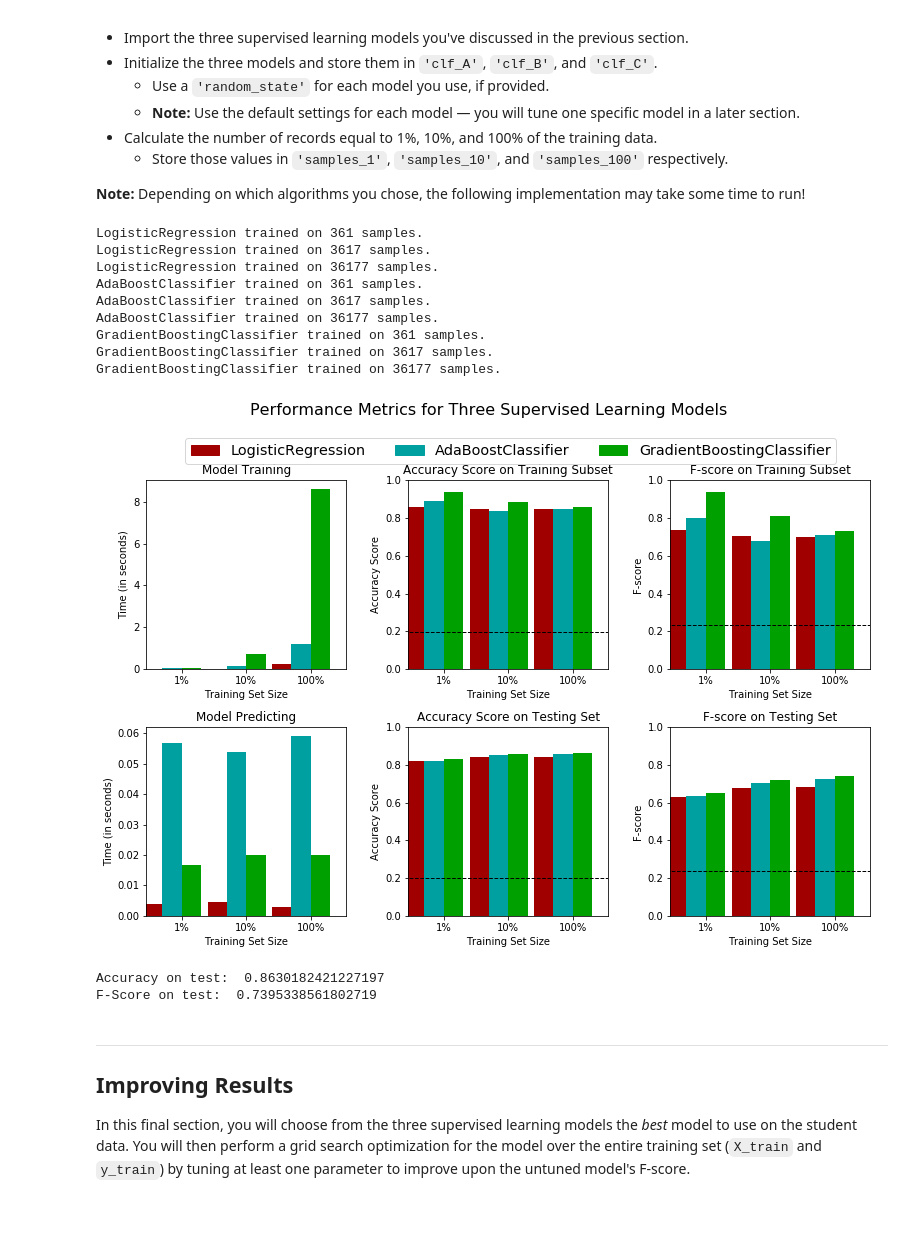
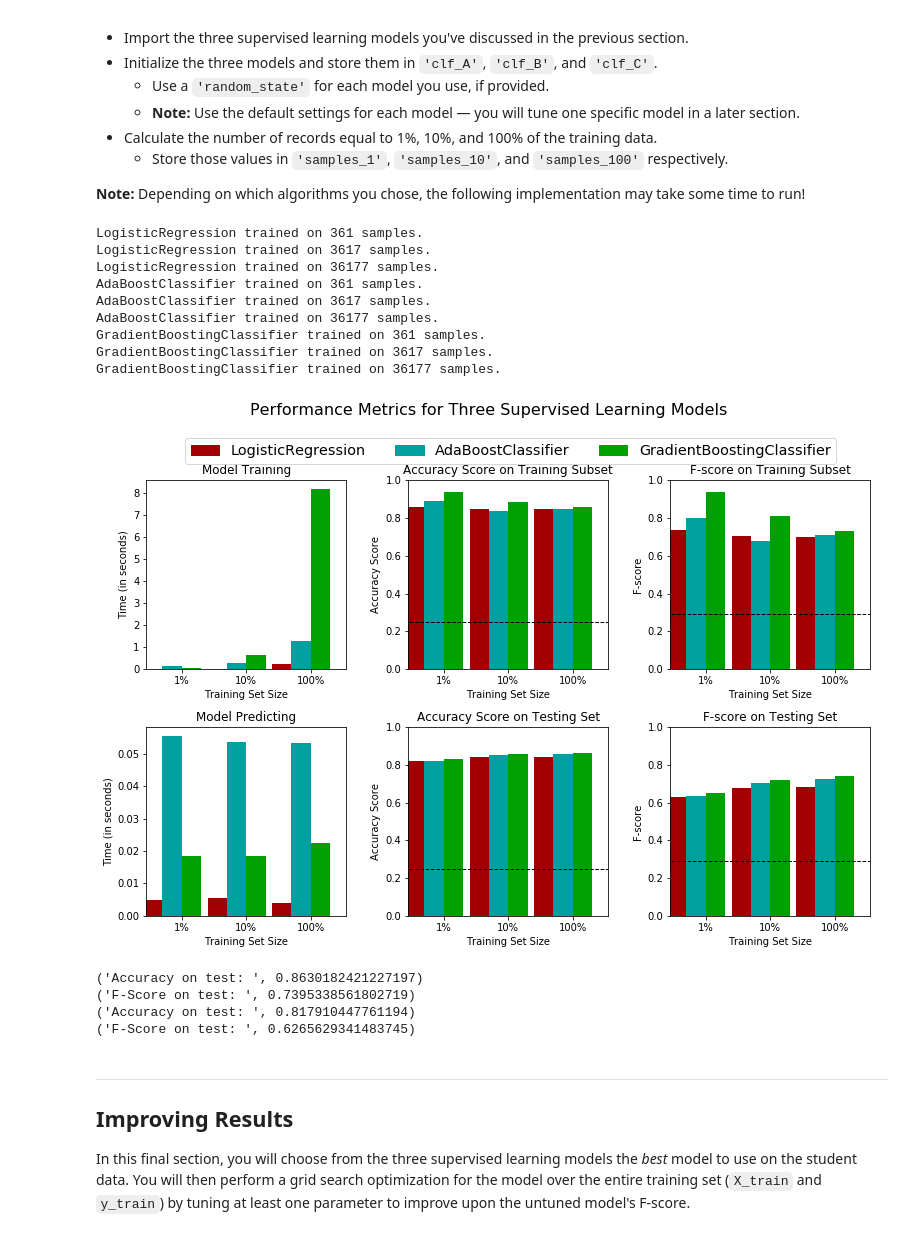
Before and after one commit to vishalsahu5/CharityML, a Jupyter notebook: finding_donors.ipynb, the cells around one changed output. Drawn from its saved outputs; the diff is of its cells as text; code cells hidden in the pictures.

```diff
--- a/finding_donors.ipynb
+++ b/finding_donors.ipynb
@@ -255,7 +255,7 @@ FN = 0 # No predicted negatives in the naive case
 '''
 # TODO: Calculate accuracy, precision and recall
 TP = np.sum(income)
-FP = income.count()
+FP = income.count() - TP
 TN = 0
 FN = 0
 
@@ -408,45 +410,47 @@ from sklearn.ensemble import AdaBoostClassifier
 from sklearn.ensemble import GradientBoostingClassifier
 from sklearn.linear_model import LogisticRegression
 # TODO: Initialize the three models
-clf_A = LogisticRegression(max_iter=1000)
+clf_A = LogisticRegression(random_state=1)
 clf_B = AdaBoostClassifier(random_state=1)
 clf_C = GradientBoostingClassifier(random_state=1)
 
 # TODO: Calculate the number of samples for 1%, 10%, and 100% of the training data
 # HINT: samples_100 is the entire training set i.e. len(y_train)
 # HINT: samples_10 is 10% of samples_100 (ensure to set the count of the values to be `int` and not `float`)
 # HINT: samples_1 is 1% of samples_100 (ensure to set the count of the values to be `int` and not `float`)
 samples_100 = int(len(y_train))
 samples_10 = int(len(y_train)*0.1)
 samples_1 = int(len(y_train)*0.01)
 
 # Collect results on the learners
 results = {}
 for clf in [clf_A, clf_B, clf_C]:
     clf_name = clf.__class__.__name__
     results[clf_name] = {}
     for i, samples in enumerate([samples_1, samples_10, samples_100]):
         results[clf_name][i] = \
         train_predict(clf, samples, X_train, y_train, X_test, y_test)
 # Run metrics visualization for the three supervised learning models chosen
 vs.evaluate(results, accuracy, fscore)
 # %% [output]
 LogisticRegression trained on 361 samples.
 LogisticRegression trained on 3617 samples.
 LogisticRegression trained on 36177 samples.
 AdaBoostClassifier trained on 361 samples.
 AdaBoostClassifier trained on 3617 samples.
 AdaBoostClassifier trained on 36177 samples.
 GradientBoostingClassifier trained on 361 samples.
 GradientBoostingClassifier trained on 3617 samples.
 GradientBoostingClassifier trained on 36177 samples.
-[figure, old version]
+[figure, new version]
 # %%
 print("Accuracy on test: ", results['GradientBoostingClassifier'][2]['acc_test'])
 print("F-Score on test: ", results['GradientBoostingClassifier'][2]['f_test'])
 # %% [output]
-Accuracy on test:  0.8630182421227197
-F-Score on test:  0.7395338561802719
+('Accuracy on test: ', 0.8630182421227197)
+('F-Score on test: ', 0.7395338561802719)
+('Accuracy on test: ', 0.817910447761194)
+('F-Score on test: ', 0.6265629341483745)
 # %% [markdown]
 ----
 ## Improving Results
```
Also changed, not shown: parts of 7 cells of this notebook, 1 other file.
